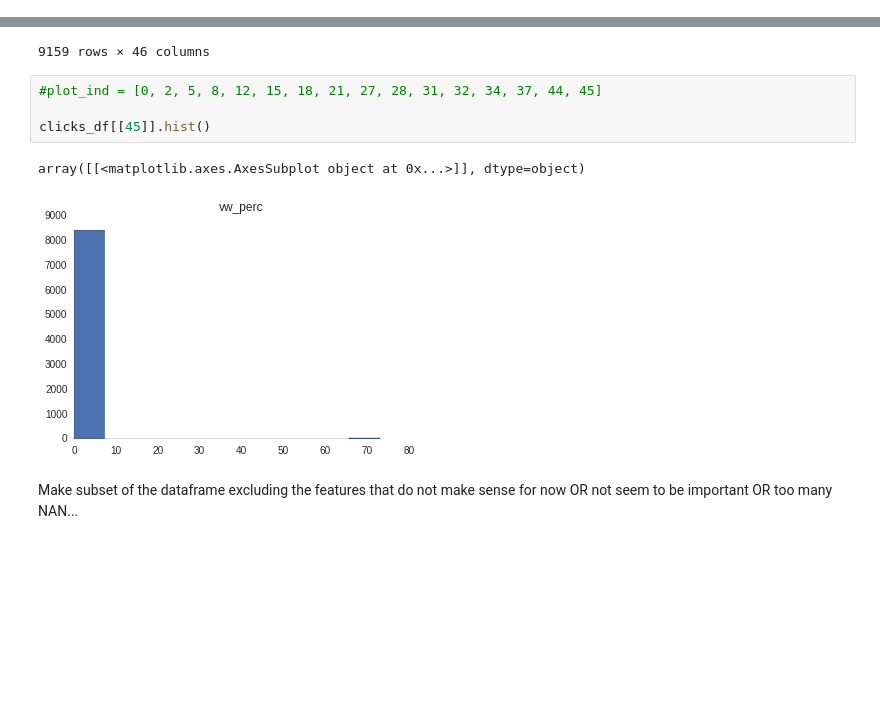
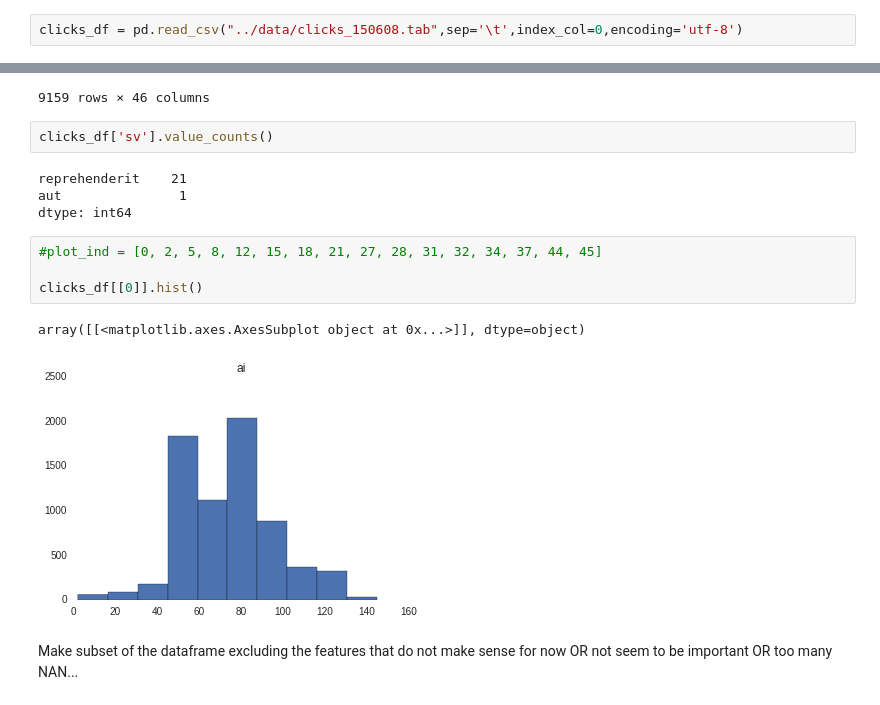
Before and after one commit to hellowendy/Insight_Data_Science, a Jupyter notebook: notebook/Zenit_data_explotary.ipynb, the cells around one changed output, grey strips where cells are left out. Drawn from its saved outputs; the diff is of its cells as text; blank space fills up the shorter version.

```diff
--- a/notebook/Zenit_data_explotary.ipynb
+++ b/notebook/Zenit_data_explotary.ipynb
@@ -157,6 +159,8 @@ clicks_df.shape
 (9159, 46)
 # %%
 clicks_df.to_csv("../data/clicks_150608.tab",sep='\t',encoding='utf-8')
+# %%
+clicks_df = pd.read_csv("../data/clicks_150608.tab",sep='\t',index_col=0,encoding='utf-8')
 # %% [markdown]
 Examine each column - each potential feature
 # %%
@@ -223,13 +227,19 @@ clicks_df
 | 2 | 93 | 143 | False | NaN | Other 0.0 | NaN | NaN | USA | 222 | 2015-05-12T17:55:12.568Z | Mountain View | ... |
 |  | ... | ... | ... | ... | ... | ... | ... | ... | ... | ... | ... | ... |
 9159 rows × 46 columns
+# %%
+clicks_df['sv'].value_counts()
+# %% [output]
+reprehenderit    21
+aut               1
+dtype: int64
 # %%
 #plot_ind = [0, 2, 5, 8, 12, 15, 18, 21, 27, 28, 31, 32, 34, 37, 44, 45]
 
-clicks_df[[45]].hist()
+clicks_df[[0]].hist()
 # %% [output]
 array([[<matplotlib.axes.AxesSubplot object at 0x...>]], dtype=object)
-[figure, old version]
+[figure, new version]
 # %% [markdown]
 Make subset of the dataframe excluding the features that do not make sense for now OR not seem to be important OR too many NAN...
 # %% [markdown]
```
Also changed, not shown: parts of 67 cells of this notebook, 1 other file.
